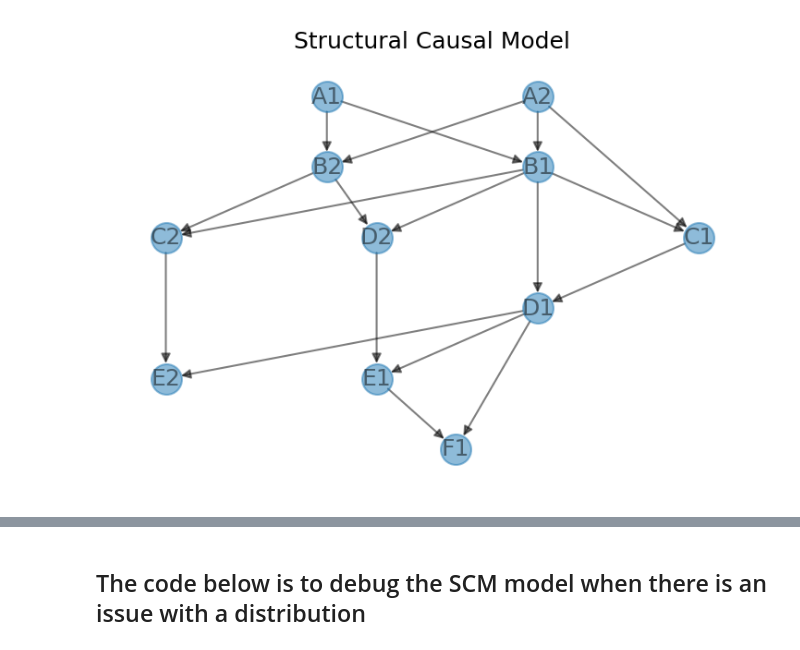
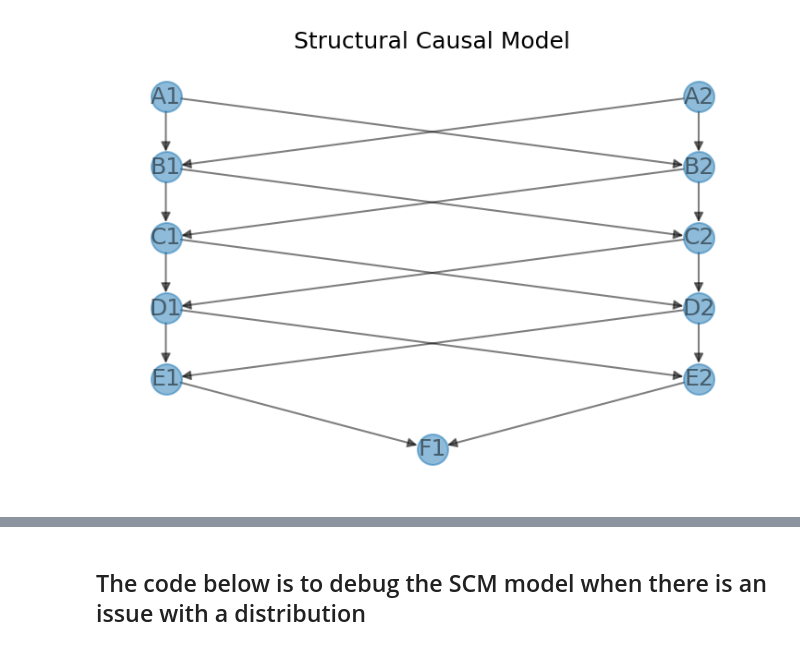
Before and after one commit to uvnikgupta/CDT, a Jupyter notebook: scm/test_dynamic_scm.ipynb, the cells around one changed output, grey strips where cells are left out. Saved outputs shown, nothing was run; the diff lists cells and outputs as text; code cells hidden in the pictures.

Commit message:
New parameter to spcify parent levels probabilities and some refactoring

```diff
--- a/scm/test_dynamic_scm.ipynb
+++ b/scm/test_dynamic_scm.ipynb
@@ -2,11 +2,11 @@
 from dynamic_scm import DynamicSCM
 # %%
 input_nodes = [2,2,2,2,2,1]
-dSCM = DynamicSCM(min_parents=2, max_parents=2)
+dSCM = DynamicSCM(min_parents=2, max_parents=2, parent_levels_probs=[1])
 scm = dSCM.create(input_nodes)
 scm.plot(node_size=250);
 # %% [output]
-[figure, old version]
+[figure, new version]
 # %%
 scm.sample(100)
 # %% [output]
```
Also changed, not shown: parts of 11 cells of this notebook, 2 other files.
